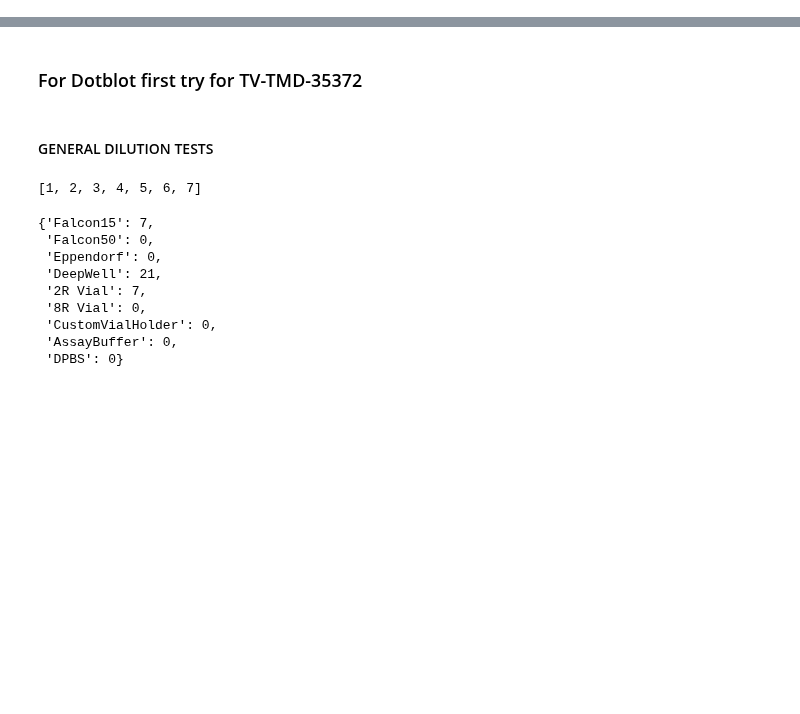
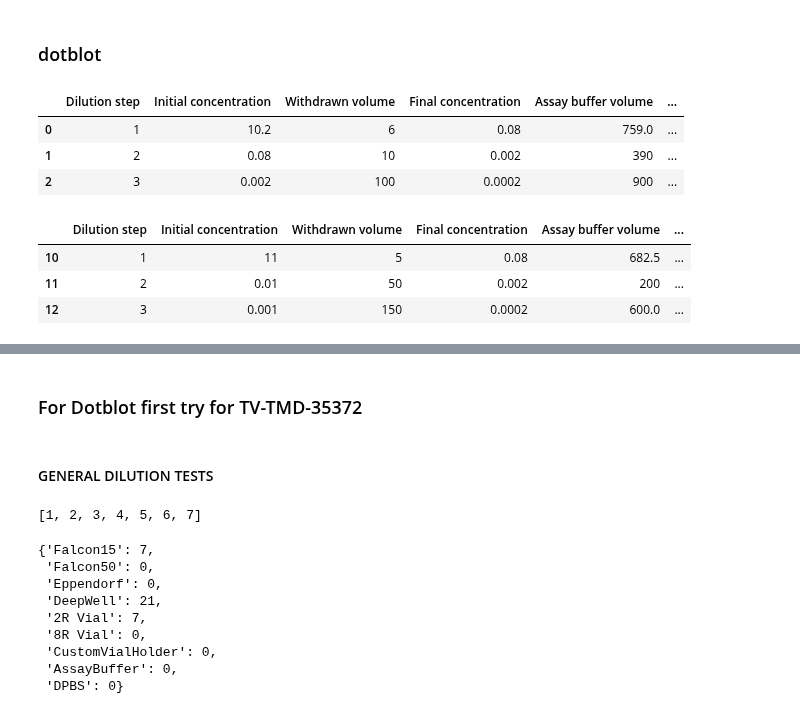
Before and after one commit to Technoka/tecan_gui, a Jupyter notebook: test.ipynb, the cells around one changed output, grey strips where cells are left out. Saved outputs shown, nothing was run; the diff lists cells and outputs as text; code cells hidden in the pictures; blank space fills up the shorter version.

```diff
--- a/test.ipynb
+++ b/test.ipynb
@@ -9,13 +9,33 @@ from importlib import reload
 import os
 import re
 import json
+# %% [markdown]
+### dotblot
 # %%
 reload(utils)
 reload(Dotblot)
 dotblot_method = Dotblot.DotblotMethod()
 
-data = utils.import_excel_dotblot(r"L:/Departements/BTDS_AD/002_AFFS/Lab Automation/09. Tecan/06. DotBlot_automation_DPP/DotBlot_automation_dilution_template_final.xlsx")
-sample_dilution_data = data[0]
-coating_protein_dilution_data = data[1]
-pos_control_dilution_data = data[2]
-neg_control_dilution_data = data[3]
+normal_dotblot_file = r"L:/Departements/BTDS_AD/002_AFFS/Lab Automation/09. Tecan/06. DotBlot_automation_DPP/DotBlot automation dilution data.xlsx"
+_2_coating_dotblot_file = r"L:/Departements/BTDS_AD/002_AFFS/Lab Automation/09. Tecan/06. DotBlot_automation_DPP/DotBlot automation dilution data - 2 coating.xlsx"
+
+data = utils.import_excel_dotblot(normal_dotblot_file)
+# data = utils.import_excel_dotblot_2_coating(_2_coating_dotblot_file)
+sample_dilution_data = [data[0]]
+coating_protein_dilution_data = [data[1]]
+pos_control_dilution_data = [data[2]]
+neg_control_dilution_data = [data[3]]
+# %%
+sample_dilution_data[0]
+# %% [output]
+|  | Dilution step | Initial concentration | Withdrawn volume | Final concentration | Assay buffer volume | ... |
+| 0 | 1 | 10.2 | 6 | 0.08 | 759.0 | ... |
+| 1 | 2 | 0.08 | 10 | 0.002 | 390 | ... |
+| 2 | 3 | 0.002 | 100 | 0.0002 | 900 | ... |
+# %%
+sample_dilution_data[1]
+# %% [output]
+|  | Dilution step | Initial concentration | Withdrawn volume | Final concentration | Assay buffer volume | ... |
+| 10 | 1 | 11 | 5 | 0.08 | 682.5 | ... |
+| 11 | 2 | 0.01 | 50 | 0.002 | 200 | ... |
+| 12 | 3 | 0.001 | 150 | 0.0002 | 600.0 | ... |
```
Also changed, not shown: parts of 25 cells of this notebook.
